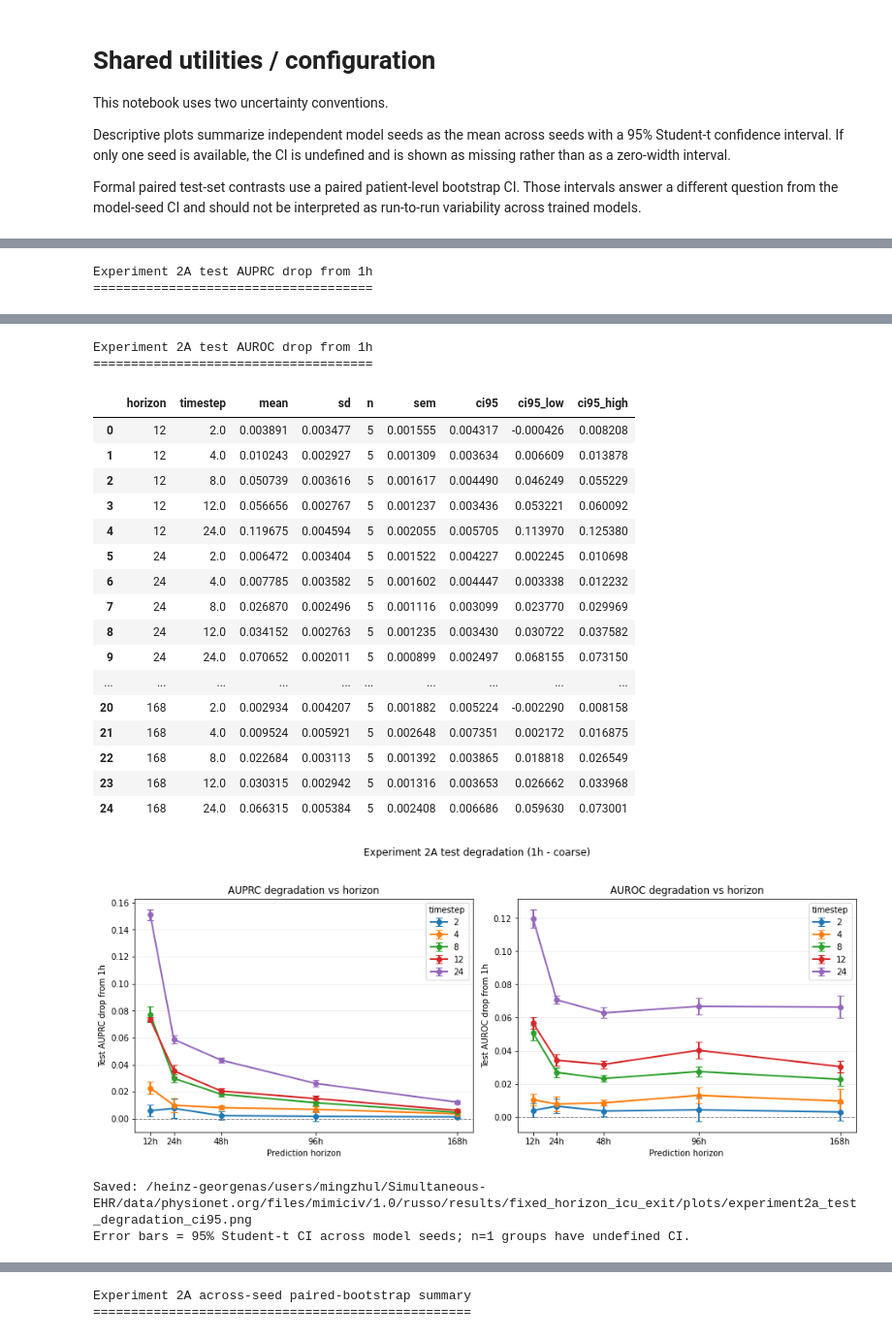
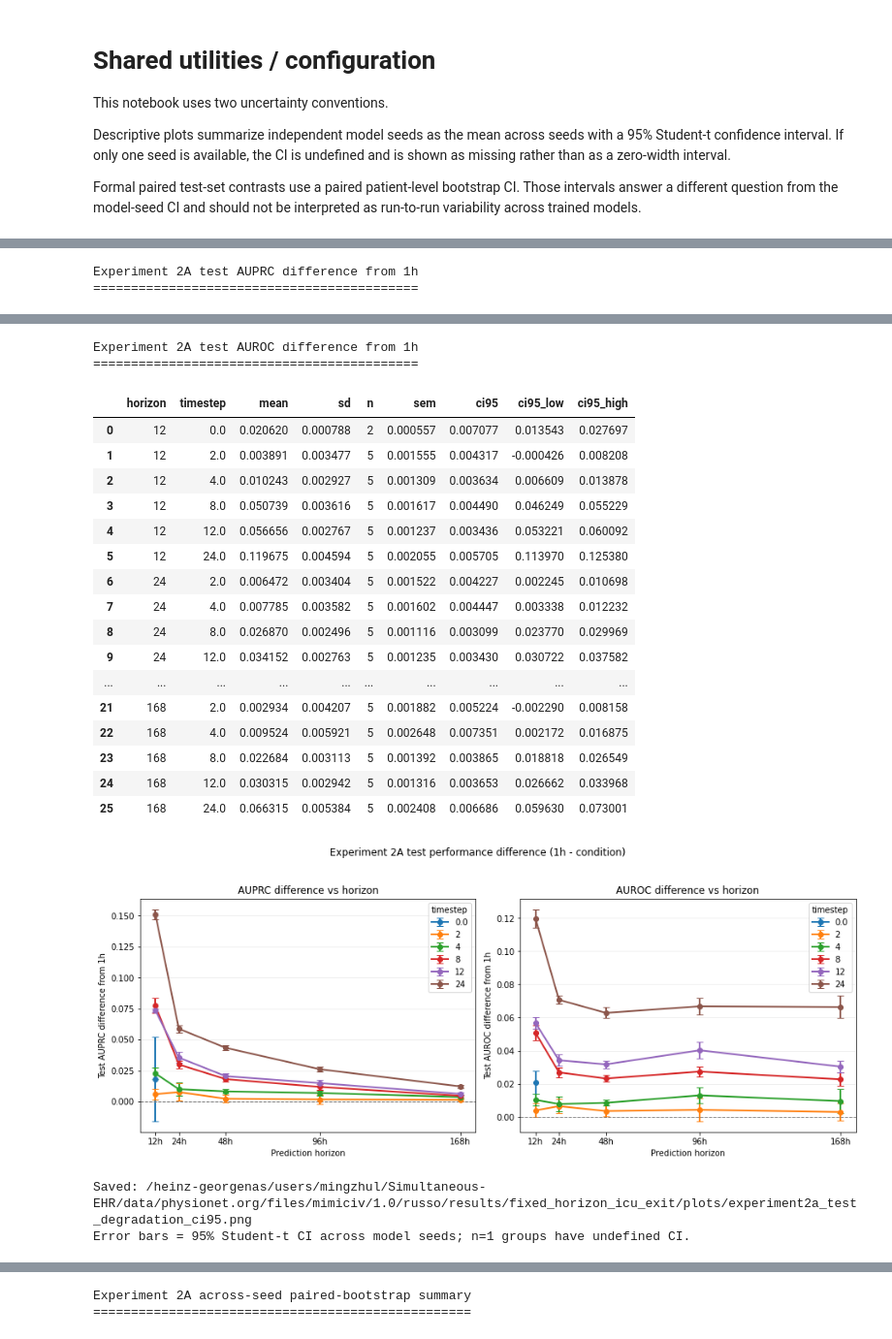
Before and after one commit to Ilovecodingforever/mimic-iv-benchmarks, a Jupyter notebook: visualizers/visualize_exp2a_horizon.ipynb, the cells around one changed output, grey strips where cells are left out. Shown at 97% size. Cells and saved outputs as stored; diff of their text form; code cells hidden in the pictures.

```diff
--- a/visualizers/visualize_exp2a_horizon.ipynb
+++ b/visualizers/visualize_exp2a_horizon.ipynb
@@ -438,7 +515,10 @@ def quote_command(cmd):
 
 
 def find_exp2a_normalizer(timestep):
-    pattern = "fixed_horizon_icu_exit_ts:{:.2f}_impute:previous_start:zero_masks:True_n:*.normalizer".format(float(timestep))
+    if is_raw_exp2a_timestep(timestep):
+        pattern = "fixed_horizon_icu_exit_raw_ts:0.00_observed_only_n:*.normalizer"
+    else:
+        pattern = "fixed_horizon_icu_exit_ts:{:.2f}_impute:previous_start:zero_masks:True_n:*.normalizer".format(float(timestep))
     candidates = sorted(EXP2A_NORMALIZER_DIR.glob(pattern))
     if len(candidates) != 1:
         raise RuntimeError("Expected exactly one Experiment 2A normalizer for pattern {} but found {}:\n{}".format(
@@ -451,7 +531,7 @@ def build_exp2a_test_inference_command(row, checkpoint):
     cmd = [
         EXP2A_PYTHON, "-m", "mimic4models.fixed_horizon_icu_exit.main",
         "--mode", "test",
-        "--network", NETWORK,
+        "--network", RAW_NETWORK if is_raw_exp2a_timestep(row["timestep"]) else GRID_NETWORK,
         "--data", str(EXP2A_DATA_DIR),
         "--output_dir", str(output_dir),
         "--normalizer_dir", str(EXP2A_NORMALIZER_DIR),
@@ -507,8 +587,9 @@ for _, row in exp2a_val_runs.iterrows():
         exp2a_missing_predictions.append({**row.to_dict(), "reason": "missing selected checkpoint"})
         continue
     checkpoint = Path(row["checkpoint"])
-    if not checkpoint.name.startswith("k_lstm"):
-        exp2a_missing_predictions.append({**row.to_dict(), "reason": "non-LSTM selected checkpoint"})
+    expected_prefix = "raw_lstm" if is_raw_exp2a_timestep(row["timestep"]) else "k_lstm"
+    if not checkpoint.name.startswith(expected_prefix):
+        exp2a_missing_predictions.append({**row.to_dict(), "reason": "unexpected selected checkpoint prefix"})
         continue
     prediction_path = expected_prediction_for_checkpoint(EXP2A_RESULTS_DIR, "{}".format(int(row["horizon"])), checkpoint)
     ensure_exp2a_prediction(row, checkpoint, prediction_path)
@@ -525,8 +606,8 @@ show_table("Experiment 2A missing exact test predictions", exp2a_missing_predict
 warn_incomplete_seed_sets(exp2a_test_runs, ["horizon", "timestep"])
 
 if len(exp2a_test_runs):
-    exp2a_test_auprc_summary = summarize_with_t_ci(exp2a_test_runs, ["horizon", "timestep"], "test_auprc")
-    exp2a_test_auroc_summary = summarize_with_t_ci(exp2a_test_runs, ["horizon", "timestep"], "test_auroc")
+    exp2a_test_auprc_summary = add_exp2a_plot_columns(summarize_with_t_ci(exp2a_test_runs, ["horizon", "timestep"], "test_auprc"))
+    exp2a_test_auroc_summary = add_exp2a_plot_columns(summarize_with_t_ci(exp2a_test_runs, ["horizon", "timestep"], "test_auroc"))
     show_table("Experiment 2A test AUPRC summary", exp2a_test_auprc_summary, max_rows=200)
     show_table("Experiment 2A test AUROC summary", exp2a_test_auroc_summary, max_rows=200)
     plot_exp2a_two_panel(
@@ -537,7 +618,7 @@ if len(exp2a_test_runs):
             "x_order": EXP2A_TIMESTEPS,
             "series_col": "horizon",
             "series_order": EXP2A_HORIZONS,
-            "xlabel": "Temporal resolution",
+            "xlabel": "Temporal representation / resolution",
             "raw_df": exp2a_test_runs,
             "raw_metric": "test_auprc",
             "panel_title": "AUPRC vs resolution",
@@ -549,7 +630,7 @@ if len(exp2a_test_runs):
             "x_order": EXP2A_TIMESTEPS,
             "series_col": "horizon",
             "series_order": EXP2A_HORIZONS,
-            "xlabel": "Temporal resolution",
+            "xlabel": "Temporal representation / resolution",
             "raw_df": exp2a_test_runs,
             "raw_metric": "test_auroc",
             "panel_title": "AUROC vs resolution",
@@ -653,37 +727,37 @@ if len(exp2a_test_runs):
     exp2a_test_auroc_drops = exp2a_test_auroc_drops[exp2a_test_auroc_drops["timestep"] != 1.0].copy()
     exp2a_test_auprc_drop_summary = summarize_with_t_ci(exp2a_test_auprc_drops, ["horizon", "timestep"], "drop")
     exp2a_test_auroc_drop_summary = summarize_with_t_ci(exp2a_test_auroc_drops, ["horizon", "timestep"], "drop")
-    show_table("Experiment 2A test AUPRC drop from 1h", exp2a_test_auprc_drop_summary, max_rows=200)
-    show_table("Experiment 2A test AUROC drop from 1h", exp2a_test_auroc_drop_summary, max_rows=200)
+    show_table("Experiment 2A test AUPRC difference from 1h", exp2a_test_auprc_drop_summary, max_rows=200)
+    show_table("Experiment 2A test AUROC difference from 1h", exp2a_test_auroc_drop_summary, max_rows=200)
     plot_exp2a_two_panel(
         {
             "summary": exp2a_test_auprc_drop_summary,
             "x_col": "horizon",
-            "ylabel": "Test AUPRC drop from 1h",
+            "ylabel": "Test AUPRC difference from 1h",
             "x_order": EXP2A_HORIZONS,
             "series_col": "timestep",
             "series_order": [x for x in EXP2A_TIMESTEPS if x != 1],
             "xlabel": "Prediction horizon",
             "zero_line": True,
-            "panel_title": "AUPRC degradation vs horizon",
+            "panel_title": "AUPRC difference vs horizon",
         },
         {
             "summary": exp2a_test_auroc_drop_summary,
             "x_col": "horizon",
-            "ylabel": "Test AUROC drop from 1h",
+            "ylabel": "Test AUROC difference from 1h",
             "x_order": EXP2A_HORIZONS,
             "series_col": "timestep",
             "series_order": [x for x in EXP2A_TIMESTEPS if x != 1],
             "xlabel": "Prediction horizon",
             "zero_line": True,
-            "panel_title": "AUROC degradation vs horizon",
+            "panel_title": "AUROC difference vs horizon",
         },
-        "Experiment 2A test degradation (1h - coarse)",
+        "Experiment 2A test performance difference (1h - condition)",
         "experiment2a_test_degradation_ci95.png",
     )
 else:
-    print("No Experiment 2A exact test predictions available for degradation plots.")
+    print("No Experiment 2A exact test predictions available for performance-difference plots.")
 # %% [output]
-Experiment 2A test AUPRC drop from 1h
-=====================================
+Experiment 2A test AUPRC difference from 1h
+===========================================
 |  | horizon | timestep | mean | sd | n | sem | ci95 | ci95_low | ci95_high |
@@ -706,23 +780,23 @@ Experiment 2A test AUPRC drop from 1h
-Experiment 2A test AUROC drop from 1h
-=====================================
+Experiment 2A test AUROC difference from 1h
+===========================================
 |  | horizon | timestep | mean | sd | n | sem | ci95 | ci95_low | ci95_high |
-| 0 | 12 | 2.0 | 0.003891 | 0.003477 | 5 | 0.001555 | 0.004317 | -0.000426 | 0.008208 |
-| 1 | 12 | 4.0 | 0.010243 | 0.002927 | 5 | 0.001309 | 0.003634 | 0.006609 | 0.013878 |
-| 2 | 12 | 8.0 | 0.050739 | 0.003616 | 5 | 0.001617 | 0.004490 | 0.046249 | 0.055229 |
-| 3 | 12 | 12.0 | 0.056656 | 0.002767 | 5 | 0.001237 | 0.003436 | 0.053221 | 0.060092 |
-| 4 | 12 | 24.0 | 0.119675 | 0.004594 | 5 | 0.002055 | 0.005705 | 0.113970 | 0.125380 |
-| 5 | 24 | 2.0 | 0.006472 | 0.003404 | 5 | 0.001522 | 0.004227 | 0.002245 | 0.010698 |
-| 6 | 24 | 4.0 | 0.007785 | 0.003582 | 5 | 0.001602 | 0.004447 | 0.003338 | 0.012232 |
-| 7 | 24 | 8.0 | 0.026870 | 0.002496 | 5 | 0.001116 | 0.003099 | 0.023770 | 0.029969 |
-| 8 | 24 | 12.0 | 0.034152 | 0.002763 | 5 | 0.001235 | 0.003430 | 0.030722 | 0.037582 |
-| 9 | 24 | 24.0 | 0.070652 | 0.002011 | 5 | 0.000899 | 0.002497 | 0.068155 | 0.073150 |
+| 0 | 12 | 0.0 | 0.020620 | 0.000788 | 2 | 0.000557 | 0.007077 | 0.013543 | 0.027697 |
+| 1 | 12 | 2.0 | 0.003891 | 0.003477 | 5 | 0.001555 | 0.004317 | -0.000426 | 0.008208 |
+| 2 | 12 | 4.0 | 0.010243 | 0.002927 | 5 | 0.001309 | 0.003634 | 0.006609 | 0.013878 |
+| 3 | 12 | 8.0 | 0.050739 | 0.003616 | 5 | 0.001617 | 0.004490 | 0.046249 | 0.055229 |
+| 4 | 12 | 12.0 | 0.056656 | 0.002767 | 5 | 0.001237 | 0.003436 | 0.053221 | 0.060092 |
+| 5 | 12 | 24.0 | 0.119675 | 0.004594 | 5 | 0.002055 | 0.005705 | 0.113970 | 0.125380 |
+| 6 | 24 | 2.0 | 0.006472 | 0.003404 | 5 | 0.001522 | 0.004227 | 0.002245 | 0.010698 |
+| 7 | 24 | 4.0 | 0.007785 | 0.003582 | 5 | 0.001602 | 0.004447 | 0.003338 | 0.012232 |
+| 8 | 24 | 8.0 | 0.026870 | 0.002496 | 5 | 0.001116 | 0.003099 | 0.023770 | 0.029969 |
+| 9 | 24 | 12.0 | 0.034152 | 0.002763 | 5 | 0.001235 | 0.003430 | 0.030722 | 0.037582 |
 | ... | ... | ... | ... | ... | ... | ... | ... | ... | ... |
-| 20 | 168 | 2.0 | 0.002934 | 0.004207 | 5 | 0.001882 | 0.005224 | -0.002290 | 0.008158 |
-| 21 | 168 | 4.0 | 0.009524 | 0.005921 | 5 | 0.002648 | 0.007351 | 0.002172 | 0.016875 |
-| 22 | 168 | 8.0 | 0.022684 | 0.003113 | 5 | 0.001392 | 0.003865 | 0.018818 | 0.026549 |
-| 23 | 168 | 12.0 | 0.030315 | 0.002942 | 5 | 0.001316 | 0.003653 | 0.026662 | 0.033968 |
-| 24 | 168 | 24.0 | 0.066315 | 0.005384 | 5 | 0.002408 | 0.006686 | 0.059630 | 0.073001 |
+| 21 | 168 | 2.0 | 0.002934 | 0.004207 | 5 | 0.001882 | 0.005224 | -0.002290 | 0.008158 |
+| 22 | 168 | 4.0 | 0.009524 | 0.005921 | 5 | 0.002648 | 0.007351 | 0.002172 | 0.016875 |
+| 23 | 168 | 8.0 | 0.022684 | 0.003113 | 5 | 0.001392 | 0.003865 | 0.018818 | 0.026549 |
+| 24 | 168 | 12.0 | 0.030315 | 0.002942 | 5 | 0.001316 | 0.003653 | 0.026662 | 0.033968 |
+| 25 | 168 | 24.0 | 0.066315 | 0.005384 | 5 | 0.002408 | 0.006686 | 0.059630 | 0.073001 |
-[figure, old version]
+[figure, new version]
 Saved: /heinz-georgenas/users/mingzhul/Simultaneous-EHR/data/physionet.org/files/mimiciv/1.0/russo/results/fixed_horizon_icu_exit/plots/experiment2a_test_degradation_ci95.png
 Error bars = 95% Student-t CI across model seeds; n=1 groups have undefined CI.
 # %% [markdown]
```
Also changed, not shown: parts of 14 cells of this notebook, 6 other files.
